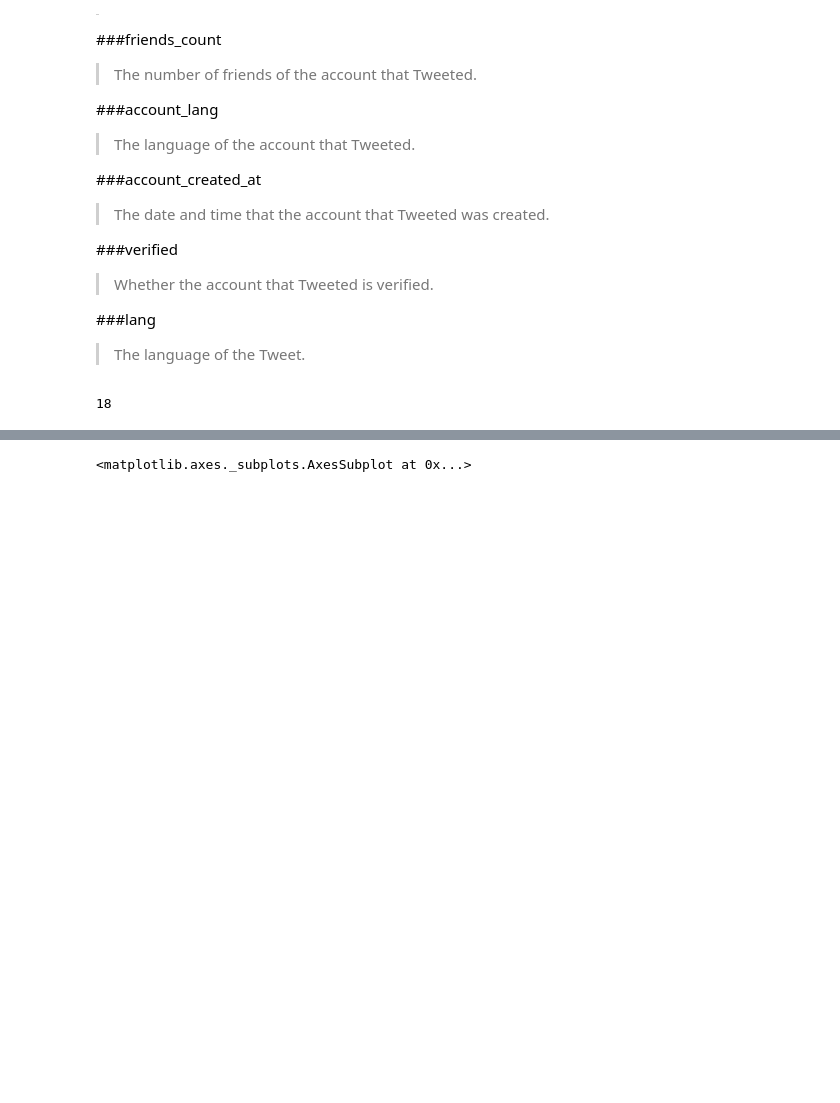
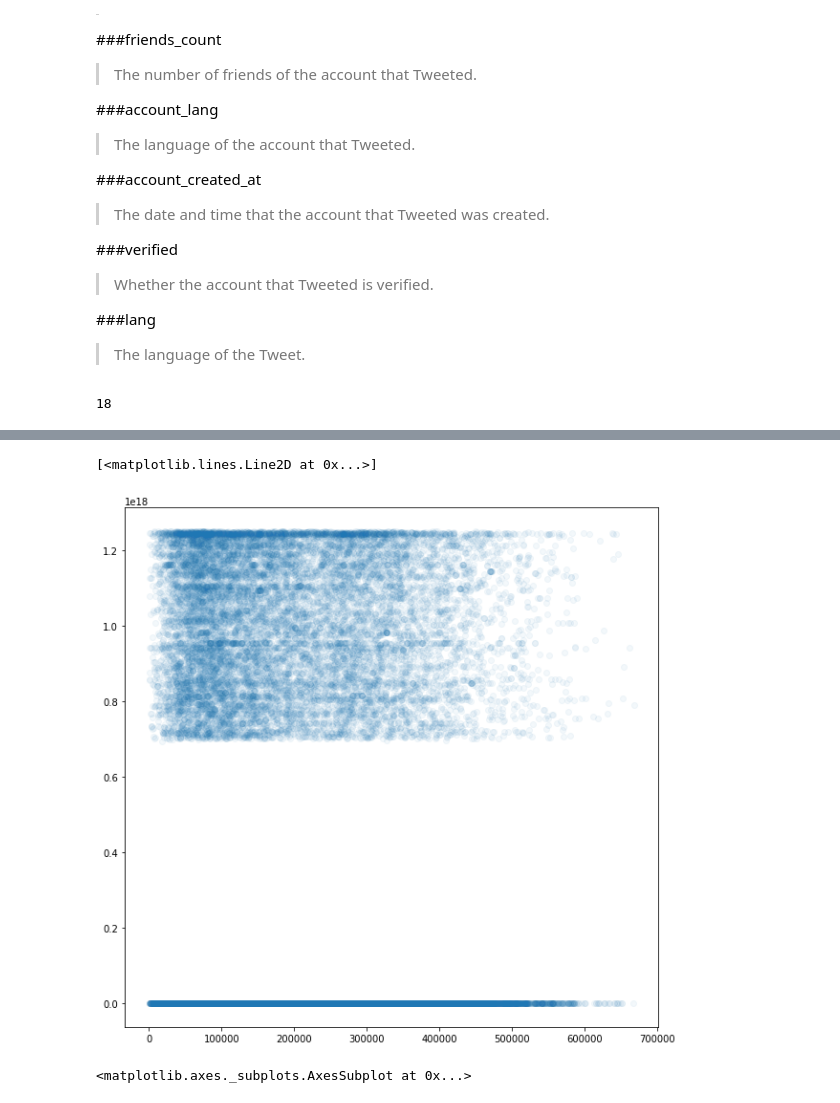
Before and after one commit to ShubhangiSoni1603/Sentimental_analysis_twitter_IN, a Jupyter notebook: Untitled3.ipynb, the cells around one changed output, grey strips where cells are left out. Saved outputs shown, nothing was run; the diff lists cells and outputs as text; code cells hidden in the pictures; blank space fills up the shorter version.

```diff
--- a/Untitled3.ipynb
+++ b/Untitled3.ipynb
@@ -172,0 +131,8 @@ memory usage: 99.0+ MB
+# %%
+def readfiles(files):
+    dat = pd.concat((pd.read_csv(i) for i in files))
+    a = dat[dat['country_code'] == 'IN']
+    del(dat)
+    return a
+
+dat = readfiles(files)
@@ -173 +159,7 @@ memory usage: 99.0+ MB
+# %%
+fig = plt.figure(figsize=(10,10))
+plt.plot(dat["user_id"],"o",alpha = 0.05)
+# %% [output]
+[<matplotlib.lines.Line2D at 0x...>]
+[figure, added]
 # %%
```
Also changed, not shown: parts of 7 cells of this notebook.
